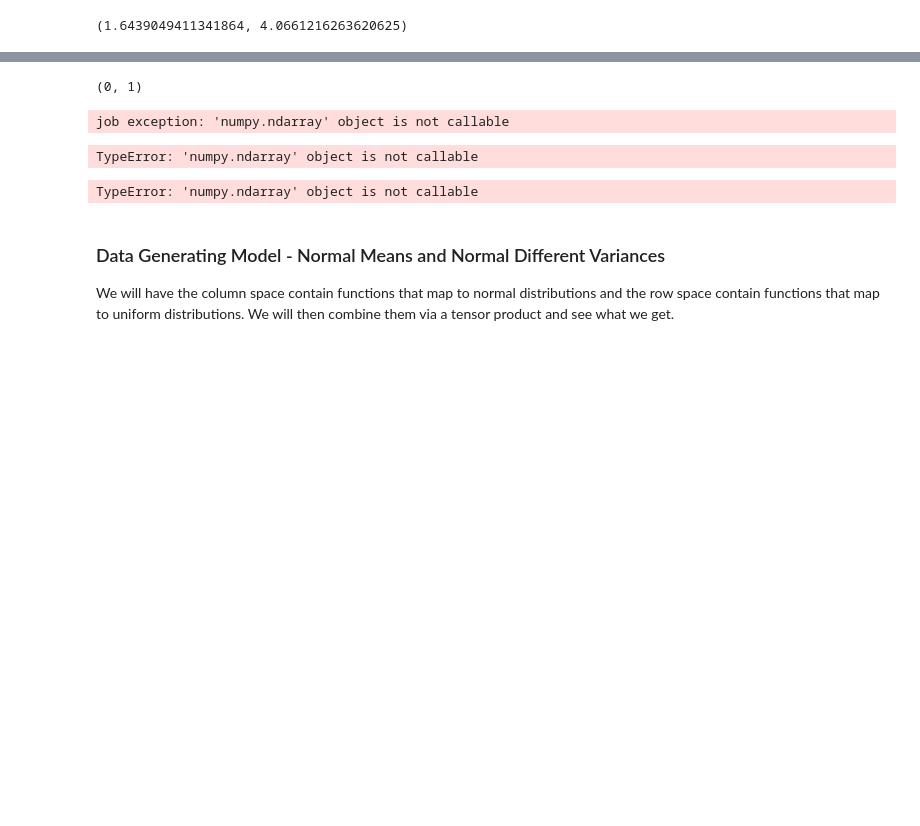
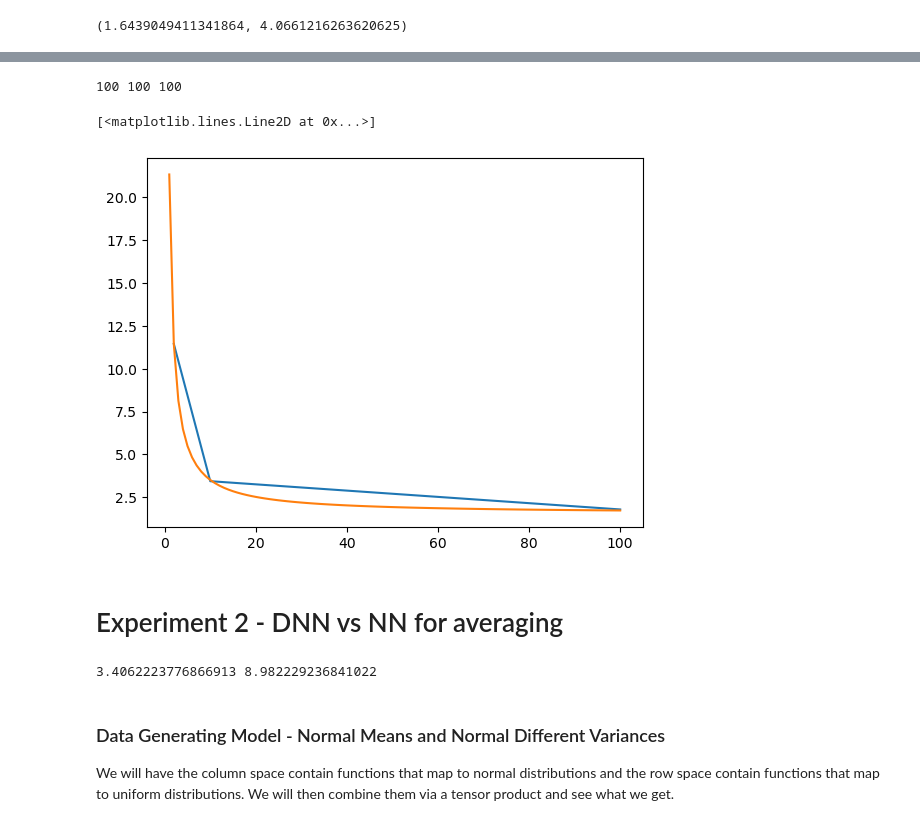
Before and after one commit to jacobf18/Dist-NN, a Jupyter notebook: nearest_neighbors.ipynb, the cells around one changed output, grey strips where cells are left out. Saved outputs shown, nothing was run; the diff lists cells and outputs as text; code cells hidden in the pictures; blank space fills up the shorter version.

```diff
--- a/nearest_neighbors.ipynb
+++ b/nearest_neighbors.ipynb
@@ -375,9 +392,3 @@ print(m, n, f'==> NN Error: {np.mean(error_est):.3f}', f'True Error: {np.mean(er
-# %%
-a = np.array([[0, 1], [2,3]])
-
-tuple(a[0])
-# %% [output]
-(0, 1)
 # %%
 from sklearn.model_selection import train_test_split
 from copy import deepcopy
@@ -388,6 +399,7 @@ def evaluate_eta(data_table, n_rows, n_cols, mask, k, eta):
     Run cross validation on the dataset with a given eta.
     """
     observed_inds = np.array([(i,j) for i,j in product(range(n_rows), range(n_cols)) if mask[i,j] == 1])
+    np.random.shuffle(observed_inds)
     chunks = np.array_split(observed_inds, k)
     error = 0
 
@@ -400,11 +412,11 @@ def evaluate_eta(data_table, n_rows, n_cols, mask, k, eta):
         for i,j in product(range(n_rows), range(n_cols)):
             if (i,j) in test_set:
                 new_mask[i,j] = 0
-        d = get_user_user_distances(data_table, new_mask, m, n)
+        dists = get_user_user_distances(data_table, new_mask, n_rows, n_cols)
 
-        for i, j in product(range(m), range(n)):
+        for i, j in product(range(n_rows), range(n_cols)):
             if (i,j) in test_set:
-                est = estimate(data_table, mask, i,j, eta, m, n, d)
+                est = estimate(data_table, mask, i,j, eta, n_rows, n_cols, dists)
                 error += emp_wasserstein2(est, data_table[i,j])
 
     error /= len(observed_inds)
@@ -418,10 +430,5 @@ def search_eta(data_table, n_rows, n_cols, mask, k):
     def obj(eta):
         return evaluate_eta(data_table, n_rows, n_cols, mask, k, eta)
 
-    best_eta = fmin(fn=obj, space=hp.uniform('eta', 0.001, 10.0), algo=tpe.suggest, max_evals=100)
-    print(best_eta)
-
-search_eta(data_table, m, n, mask, 5)
+    best_eta = fmin(fn=obj, verbose = False, space=hp.uniform('eta', 0.001, 10.0), algo=tpe.suggest, max_evals=30)
+    return best_eta['eta']
-# %% [output]
-job exception: 'numpy.ndarray' object is not callable
-TypeError: 'numpy.ndarray' object is not callable
@@ -427,0 +467,13 @@ TypeError: 'numpy.ndarray' object is not callable
+# %%
+errors3 = {}
+
+cols = [100]
+rows = [100]
+n_runs = 20
+samples = [100]
+
+for M, N, n in product(cols, rows, samples):
+    print(M, N, n)
+    errors3[(M, N, n)] = simulate_nn_location_scale(M, N, n, n_runs)
+# %% [output]
+100 100 100
@@ -428,7 +485,36 @@ TypeError: 'numpy.ndarray' object is not callable
+# %%
+errors.update(errors3)
+# %%
+from scipy.optimize import curve_fit
+
+def fit_func(x, a, b):
+    return a*(1/x) + b
+
+cols = [5, 20, 50, 100]
+rows = [5, 20, 50, 100]
+samples = [2, 10, 100]
+
+errors_avg = {k: np.mean(v[0]) for k, v in errors.items()}
+errors_std = {k: np.std(v[0]) for k, v in errors.items()}
+
+x = samples
+y = [np.mean([errors_avg[r, c, s] for r, c in product(rows, cols)]) for s in samples]
+yerr = [np.mean([errors_std[r, c, s] for r, c in product(rows, cols)]) for s in samples]
+plt.plot(x, y)
+
+params = curve_fit(fit_func, x, y)
+a,b = params[0]
+
+plt.plot(range(1,101), [a * (1/x) + b for x in range(1,101)])
+# %% [output]
+[<matplotlib.lines.Line2D at 0x...>]
+[figure, added]
+# %% [markdown]
+# Experiment 2 - DNN vs NN for averaging
 # %%
 m = 30
 n = 30
-s = 10
+s = 100
 
 np.random.seed(0)
 
@@ -447,7 +533,7 @@ for _ in tqdm(range(20)):
 
     for i, j in product(range(m), range(n)):
         data_unif = np.random.uniform(0,1, s)
-        ppf = lambda q, mean = mean_rows[j], std = std_cols[i] : scipy.stats.norm.ppf(q, mean, std)
+        ppf = lambda q, mean = mean_rows[i], std = std_cols[j] : scipy.stats.norm.ppf(q, mean, std)
         data_table[i,j] = ppf(data_unif)
         true_dists[i,j] = ppf
         data_table_avg[i,j] = np.zeros(1) + np.mean(data_table[i,j])
@@ -460,14 +546,17 @@ for _ in tqdm(range(20)):
 
     est_data_table = {}
     est_data_table_avg = {}
-    eta = 20
+
+    eta_dist = search_eta(data_table, m, n, mask, 5)
+    eat_avg = search_eta(data_table_avg, m, n, mask, 5)
+
     for i, j in product(range(m), range(n)):
         if mask[i,j] == 1:
             est_data_table[i,j] = data_table[i,j]
             est_data_table_avg[i,j] = data_table_avg[i,j]
         else:
-            est_data_table[i,j] = estimate(data_table, mask, i,j, eta, m, n, d)
-            est_data_table_avg[i,j] = estimate(data_table_avg, mask, i,j, eta, m, n, d)
+            est_data_table[i,j] = estimate(data_table, mask, i,j, eta_dist, m, n, d)
+            est_data_table_avg[i,j] = estimate(data_table_avg, mask, i,j, eat_avg, m, n, d)
     dnn_error.append((np.mean(est_data_table[0,0]) - mean_rows[0]) ** 2)
     nn_error.append((np.mean(est_data_table_avg[0,0]) - mean_rows[0]) ** 2)
     # print(f"True Mean: {mean_rows[0]:.5f}")
@@ -477,7 +566,7 @@ for _ in tqdm(range(20)):
 
 print(np.mean(dnn_error), np.mean(nn_error))
 # %% [output]
-TypeError: 'numpy.ndarray' object is not callable
+3.4062223776866913 8.982229236841022
 # %% [markdown]
 ### Data Generating Model - Normal Means and Normal Different Variances
 We will have the column space contain functions that map to normal distributions and the row space contain functions that map to uniform distributions. We will then combine them via a tensor product and see what we get.
```
Also changed, not shown: parts of 23 cells of this notebook, 2 other files.
